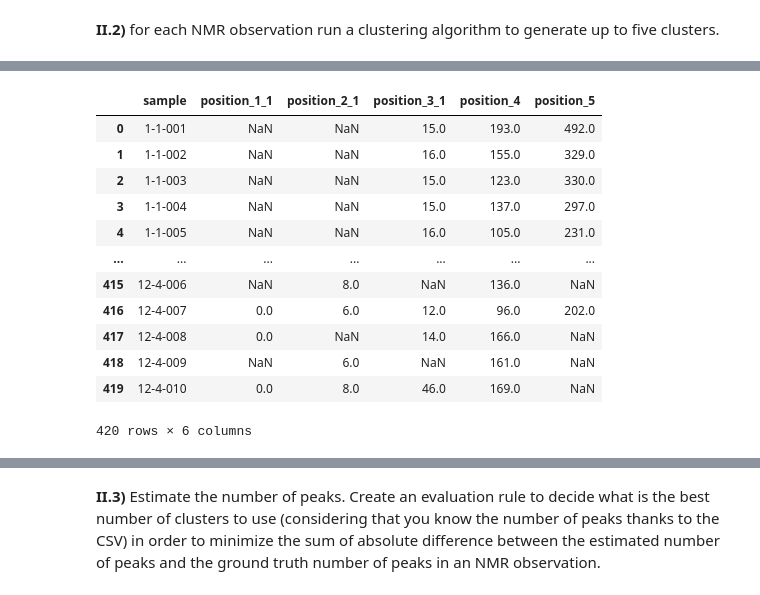
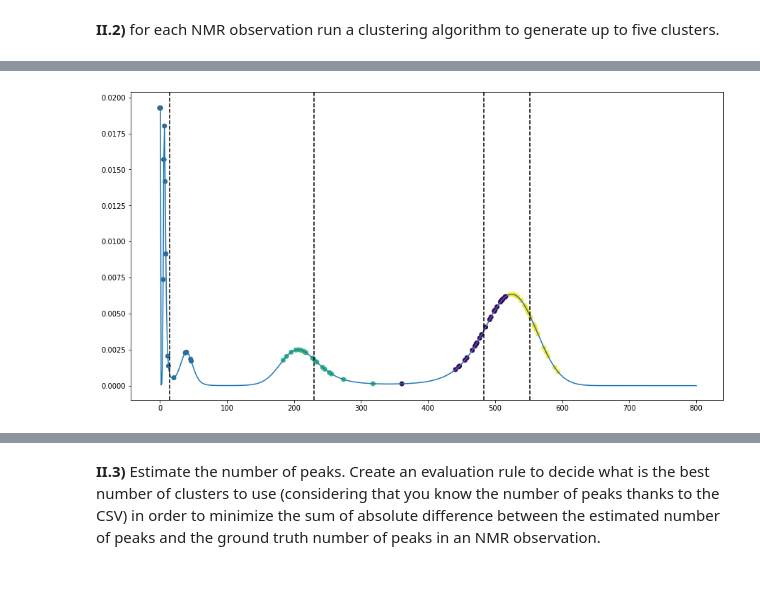
Before and after one commit to nicolas1805961/NMR-signal-machine-learning, a Jupyter notebook: challenge_evaluation.ipynb, the cells around one changed output, grey strips where cells are left out. Cells and saved outputs as stored; diff of their text form; code cells hidden in the pictures.

Commit message:
kmeans first draft

```diff
--- a/challenge_evaluation.ipynb
+++ b/challenge_evaluation.ipynb
@@ -140,5 +144,9 @@ area under the curve = 1.0
 The goal of this section is to try and differentiate the rank of the various spectra you have at hand with clustering approaches. The main issue comes from the fact that it is merely impossible to classify high dimensional data (that is, if you consider each spectrum as a vector whose dimension is the number of samples in the spectrum) without any prior dimension reduction method. So, let's try another approach, whose overall idea is the following : instead of clustering the spectra on their own, you are going to generate random variables out of those spectra (after proper normalization to turn the spectrum into a probability density function), and it is this bunch of random variables that you are going to cluster instead.
 # %% [markdown]
 **II.1)** generate some scalar random variables from a given normalized spectrum,
+# %%
+example = spectrums['LearningDataSet/5/spectre/5-2-001.pj2']
+X = np.random.choice(example[0], 100, p=example[1] / np.sum(example[1]))
+Y = [example[1][np.where(example[0]==val)[0]] for val in X]
 # %% [markdown]
 **II.2)** for each NMR observation run a clustering algorithm to generate up to five clusters.
@@ -153,16 +153,22 @@ The goal of this section is to try and differentiate the rank of the various spe
-# %%
-pd.read_csv('LearningDataSet/data_nmr_input_epita_train.csv')
-# %% [output]
-|  | sample | position_1_1 | position_2_1 | position_3_1 | position_4 | position_5 |
-| 0 | 1-1-001 | NaN | NaN | 15.0 | 193.0 | 492.0 |
-| 1 | 1-1-002 | NaN | NaN | 16.0 | 155.0 | 329.0 |
-| 2 | 1-1-003 | NaN | NaN | 15.0 | 123.0 | 330.0 |
-| 3 | 1-1-004 | NaN | NaN | 15.0 | 137.0 | 297.0 |
-| 4 | 1-1-005 | NaN | NaN | 16.0 | 105.0 | 231.0 |
-| ... | ... | ... | ... | ... | ... | ... |
-| 415 | 12-4-006 | NaN | 8.0 | NaN | 136.0 | NaN |
-| 416 | 12-4-007 | 0.0 | 6.0 | 12.0 | 96.0 | 202.0 |
-| 417 | 12-4-008 | 0.0 | NaN | 14.0 | 166.0 | NaN |
-| 418 | 12-4-009 | NaN | 6.0 | NaN | 161.0 | NaN |
-| 419 | 12-4-010 | 0.0 | 8.0 | 46.0 | 169.0 | NaN |
-420 rows × 6 columns
+# %%
+from sklearn.cluster import KMeans
+X = np.expand_dims(X, axis=1)
+pred=[]
+inertia=[]
+centers=[]
+for i in range(5):
+    kmeans = KMeans(n_clusters=i+1, random_state=0).fit(X)
+    centers.append(kmeans.cluster_centers_)
+    pred.append(kmeans.predict(X))
+    inertia.append(kmeans.inertia_)
+# %%
+i = 3
+plt.figure(figsize=(15, 8))
+plt.plot(example[0], example[1])
+# plt.scatter(sorted(np.squeeze(X)), Y, c=kmeans.labels_)
+plt.scatter(np.squeeze(X), Y, c=pred[i])
+
+for xc in centers[i]:
+    plt.axvline(x=xc, color='k', linestyle='--')
+# %% [output]
+[figure, added]
```
Also changed, not shown: parts of 8 cells of this notebook.
